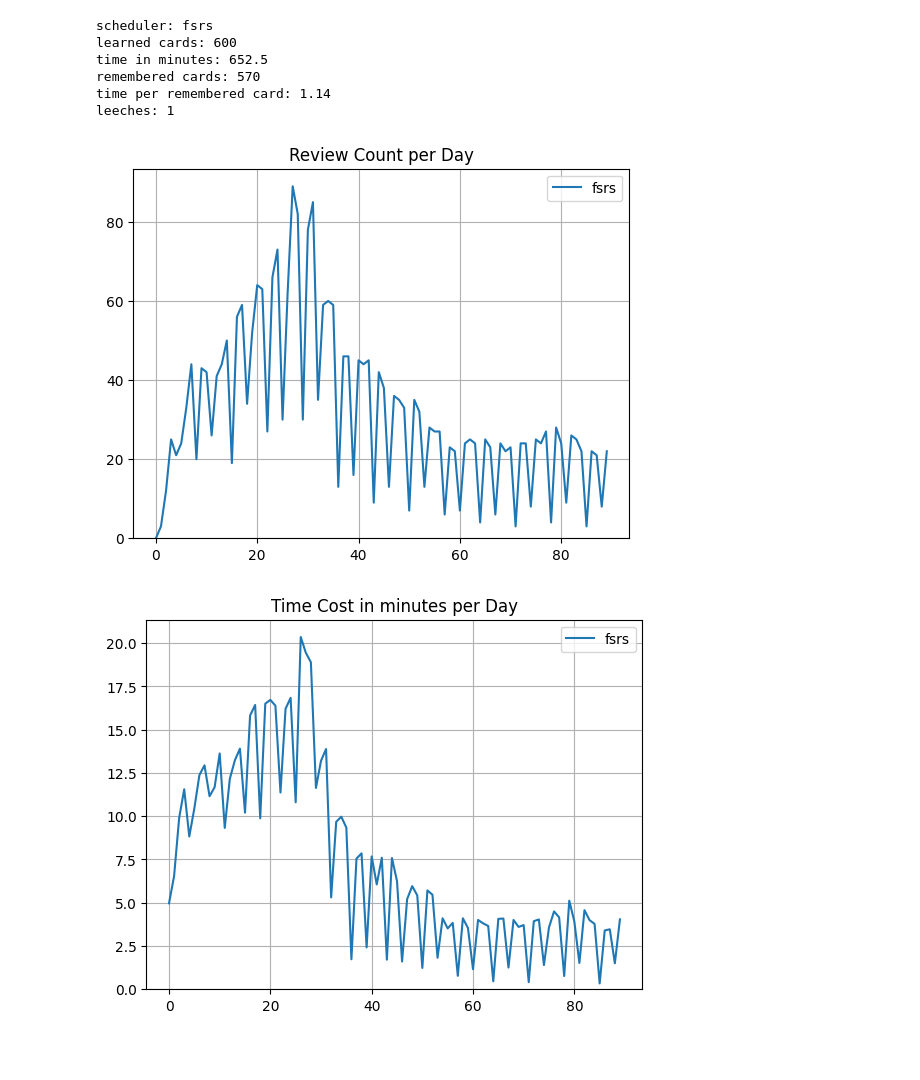
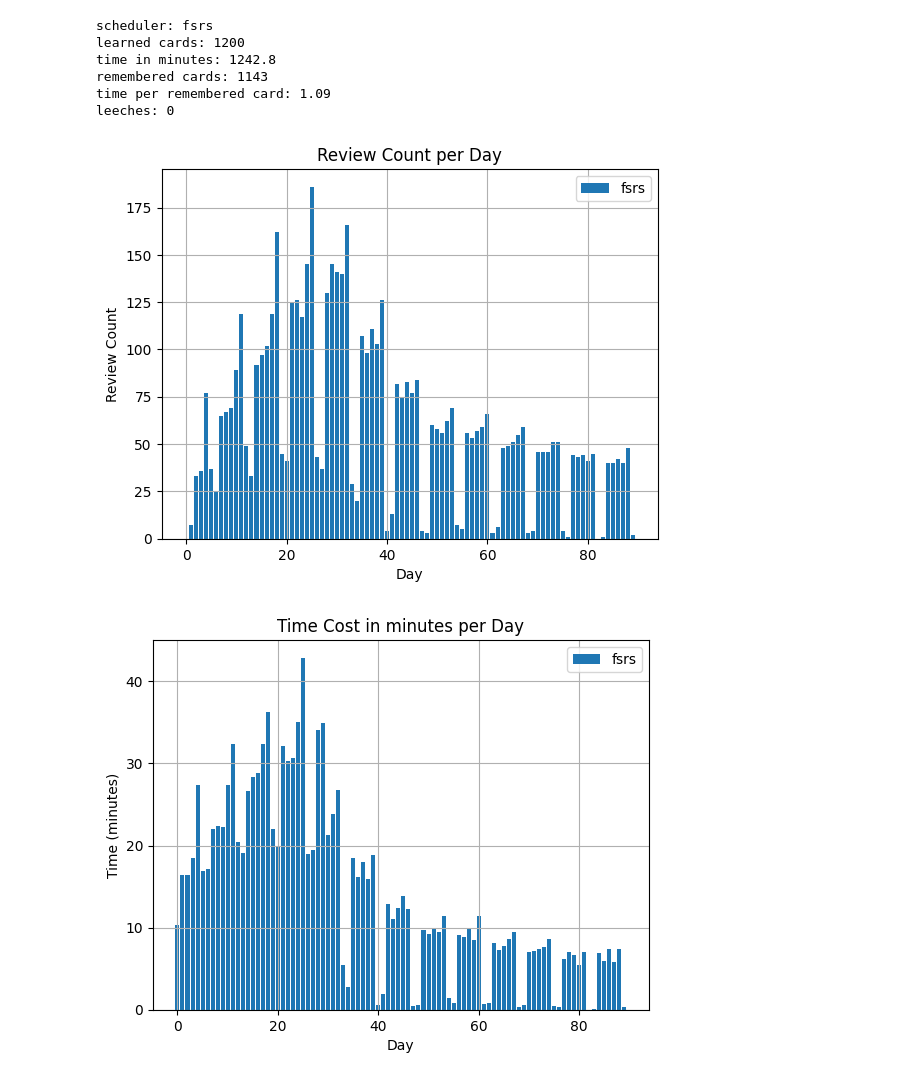
Before and after one commit to open-spaced-repetition/easy-days-simulator, a Jupyter notebook: notebook.ipynb, the cells around one changed output. Drawn from its saved outputs; the diff is of its cells as text; code cells hidden in the pictures; blank space fills up the shorter version.

Commit message:
update check_review_distribution & use bar chart

```diff
--- a/notebook.ipynb
+++ b/notebook.ipynb
@@ -16,12 +16,12 @@ import matplotlib.pyplot as plt
 easy_days_percentages = np.array(
     [
         1,  # Monday
-        0.1,  # Tuesday
+        1,  # Tuesday
         1,  # Wednesday
         1,  # Thursday
-        0.2,  # Friday
-        1,  # Saturday
-        1,  # Sunday
+        1,  # Friday
+        0,  # Saturday
+        0,  # Sunday
     ]
 )
 
@@ -43,11 +43,11 @@ leechSuspend = False
 
 # common parameters
 maximumInterval = 36500
-new_cards_limits = 20
+new_cards_limits = 40
 review_limits = 400
 max_time_limts = 10000
 learn_days = 90
-deck_size = 600
+deck_size = 1200
 
 
 FUZZ_RANGES = [
@@ -83,12 +83,11 @@ def get_fuzz_range(interval):
 
 
 def check_review_distribution(actual_reviews, percentages):
-    total_actual = np.sum(actual_reviews)
-
+    if np.sum(percentages) == 0:
+        return np.ones_like(actual_reviews)
+    total_actual = np.sum(actual_reviews) + 1
     expected_distribution = percentages * (total_actual / np.sum(percentages))
-
-    comparison = actual_reviews <= expected_distribution
-
+    comparison = (expected_distribution - actual_reviews).clip(min=0)
     return comparison
 
 def load_balance(card, delta_t, today):
@@ -369,9 +368,9 @@ for seed in range(0, sample_size):
     total_leeches = len(card_df[card_df["lapses"] >= leechThreshold])
 
     plt.figure(1)
-    plt.plot(review_card_per_day, label=f"{scheduler_name}")
+    plt.bar(range(learn_days), review_card_per_day, label=f"{scheduler_name}")
     plt.figure(2)
-    plt.plot(time_per_day / 60, label=f"{scheduler_name}")
+    plt.bar(range(learn_days), time_per_day / 60, label=f"{scheduler_name}")
     plt.figure(3)
     plt.plot(learned_per_day, label=f"{scheduler_name}")
     plt.figure(4)
@@ -390,39 +389,47 @@ for seed in range(0, sample_size):
     save["stability"] = round(save["stability"], 2)
     save["retrievability"] = round(save["retrievability"], 2)
     save["difficulty"] = round(save["difficulty"], 2)
     save["factor"] = round(save["factor"], 2)
     save["time"] = round(save["time"], 2)
 
 plt.figure(1)
-plt.title(f"Review Count per Day")
+plt.title("Review Count per Day")
+plt.xlabel("Day")
+plt.ylabel("Review Count")
 plt.legend()
 plt.grid(True)
 plt.ylim(0, None)
+
 plt.figure(2)
-plt.title(f"Time Cost in minutes per Day")
+plt.title("Time Cost in minutes per Day")
+plt.xlabel("Day")
+plt.ylabel("Time (minutes)")
 plt.legend()
 plt.grid(True)
 plt.ylim(0, None)
+
 plt.figure(3)
 plt.title(f"Cumulative Learn Count per Day")
 plt.legend()
 plt.grid(True)
+
 plt.figure(4)
 plt.title("Retention per Day")
 plt.legend()
 plt.grid(True)
+
 plt.figure(5)
 plt.title(f"Memorized Count per Day")
 plt.legend()
 plt.grid(True)
 plt.show()
 plt.close("all")
 # %% [output]
 scheduler: fsrs
-learned cards: 600
-time in minutes: 652.5
-remembered cards: 570
-time per remembered card: 1.14
-leeches: 1
+learned cards: 1200
+time in minutes: 1242.8
+remembered cards: 1143
+time per remembered card: 1.09
+leeches: 0
-[figure, old version]
+[figure, new version]
-[figure, old version]
+[figure, new version]
```
Also changed, not shown: parts of 1 cell of this notebook.
